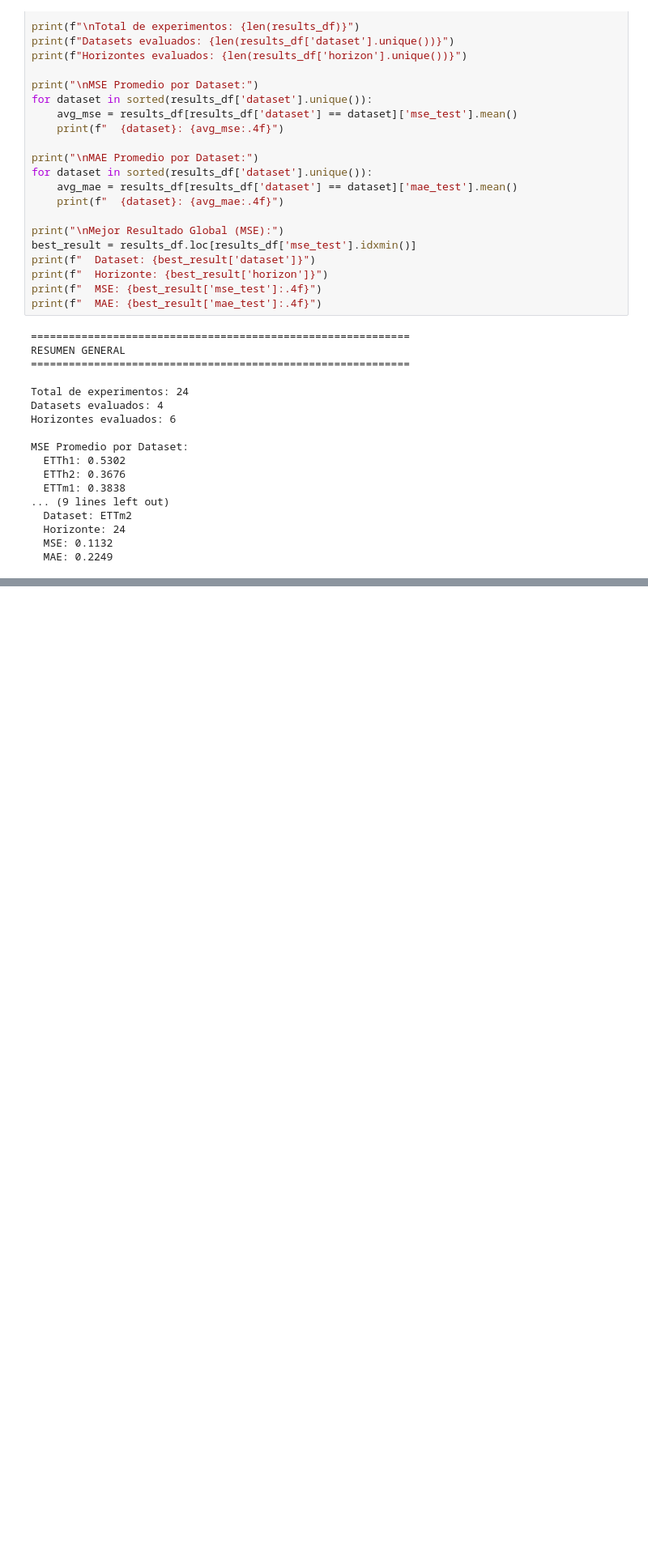
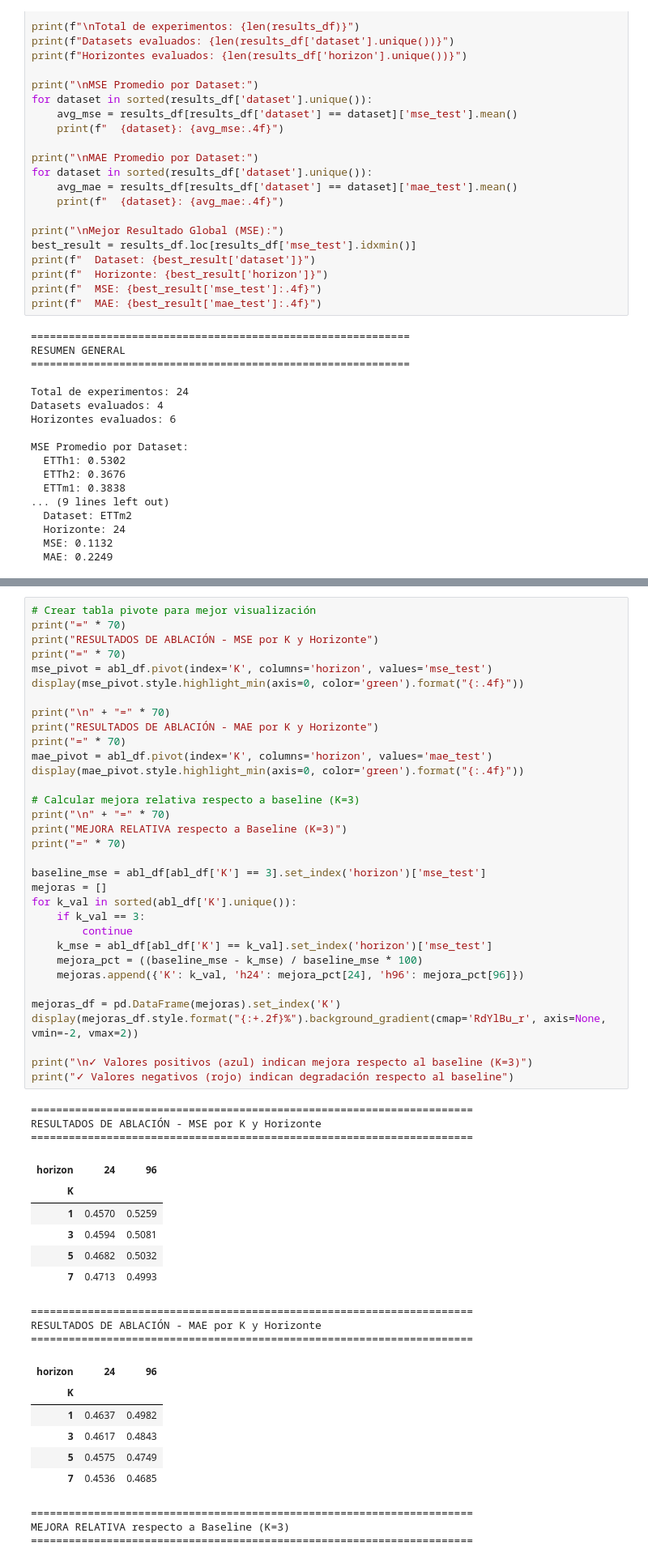
Before and after one commit to giansmart/ETSformer, a Jupyter notebook: notebooks/01_metrics_analysis.ipynb, the cells around one changed output, grey strips where cells are left out. Shown at 81% size. Cells and saved outputs as stored; diff of their text form; blank space fills up the shorter version.

```diff
--- a/notebooks/01_metrics_analysis.ipynb
+++ b/notebooks/01_metrics_analysis.ipynb
@@ -619,0 +799,55 @@ MSE Promedio por Dataset:
+# %%
+# Crear tabla pivote para mejor visualización
+print("=" * 70)
+print("RESULTADOS DE ABLACIÓN - MSE por K y Horizonte")
+print("=" * 70)
+mse_pivot = abl_df.pivot(index='K', columns='horizon', values='mse_test')
+display(mse_pivot.style.highlight_min(axis=0, color='green').format("{:.4f}"))
+
+print("\n" + "=" * 70)
+print("RESULTADOS DE ABLACIÓN - MAE por K y Horizonte")
+print("=" * 70)
+mae_pivot = abl_df.pivot(index='K', columns='horizon', values='mae_test')
+display(mae_pivot.style.highlight_min(axis=0, color='green').format("{:.4f}"))
+
+# Calcular mejora relativa respecto a baseline (K=3)
+print("\n" + "=" * 70)
+print("MEJORA RELATIVA respecto a Baseline (K=3)")
+print("=" * 70)
+
+baseline_mse = abl_df[abl_df['K'] == 3].set_index('horizon')['mse_test']
+mejoras = []
+for k_val in sorted(abl_df['K'].unique()):
+    if k_val == 3:
+        continue
+    k_mse = abl_df[abl_df['K'] == k_val].set_index('horizon')['mse_test']
+    mejora_pct = ((baseline_mse - k_mse) / baseline_mse * 100)
+    mejoras.append({'K': k_val, 'h24': mejora_pct[24], 'h96': mejora_pct[96]})
+
+mejoras_df = pd.DataFrame(mejoras).set_index('K')
+display(mejoras_df.style.format("{:+.2f}%").background_gradient(cmap='RdYlBu_r', axis=None, vmin=-2, vmax=2))
+
+print("\n✓ Valores positivos (azul) indican mejora respecto al baseline (K=3)")
+print("✓ Valores negativos (rojo) indican degradación respecto al baseline")
+# %% [output]
+======================================================================
+RESULTADOS DE ABLACIÓN - MSE por K y Horizonte
+======================================================================
+| horizon | 24 | 96 |
+| K |  |  |
+| 1 | 0.4570 | 0.5259 |
+| 3 | 0.4594 | 0.5081 |
+| 5 | 0.4682 | 0.5032 |
+| 7 | 0.4713 | 0.4993 |
+======================================================================
+RESULTADOS DE ABLACIÓN - MAE por K y Horizonte
+======================================================================
+| horizon | 24 | 96 |
+| K |  |  |
+| 1 | 0.4637 | 0.4982 |
+| 3 | 0.4617 | 0.4843 |
+| 5 | 0.4575 | 0.4749 |
+| 7 | 0.4536 | 0.4685 |
+======================================================================
+MEJORA RELATIVA respecto a Baseline (K=3)
+======================================================================
```
Also changed, not shown: parts of 22 cells of this notebook, 5 other files.
